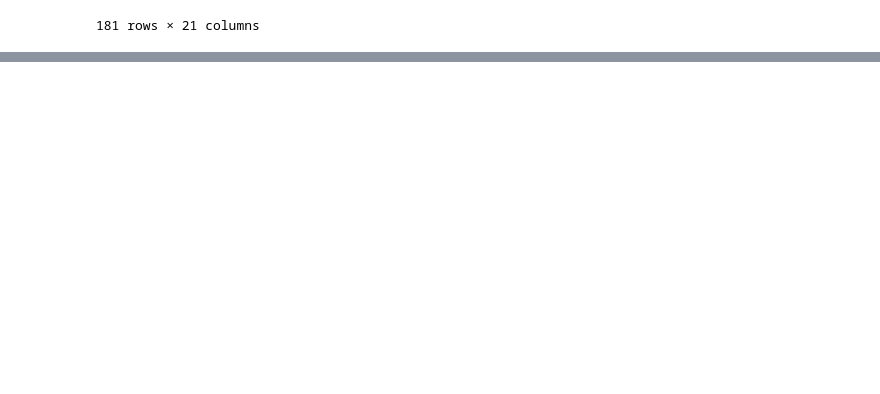
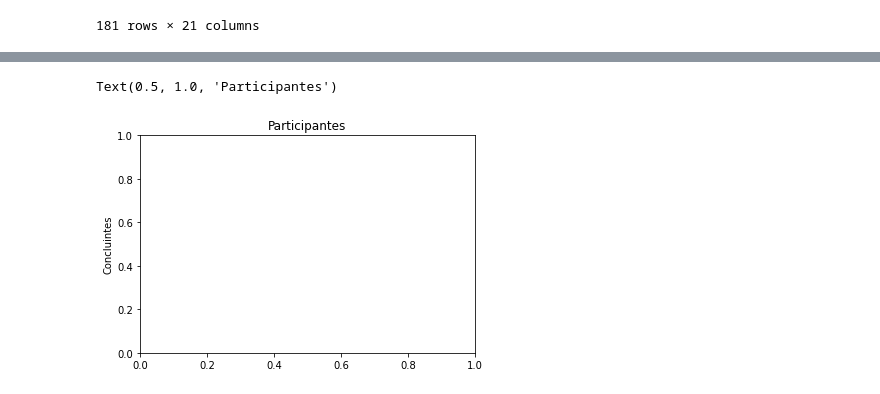
Before and after one commit to vitor-edu/Programa-de-Forma-o-Big-Data-BRQ, a Jupyter notebook: Matplotlib.ipynb, the cells around one changed output, grey strips where cells are left out. Cells and saved outputs as stored; diff of their text form; code cells hidden in the pictures; blank space fills up the shorter version.

```diff
--- a/Matplotlib.ipynb
+++ b/Matplotlib.ipynb
@@ -335,0 +367,8 @@ AttributeError: ignored
+# %%
+# Possíveis recursos de apresentação que podem ser usados
+# Colocar nome no eixo x e y com “xlabel” e “ylabel”
+plt.ylabel('Concluintes')
+plt.title('Participantes')
+# %% [output]
+Text(0.5, 1.0, 'Participantes')
+[figure, added]
```
Also changed, not shown: parts of 9 cells of this notebook.
